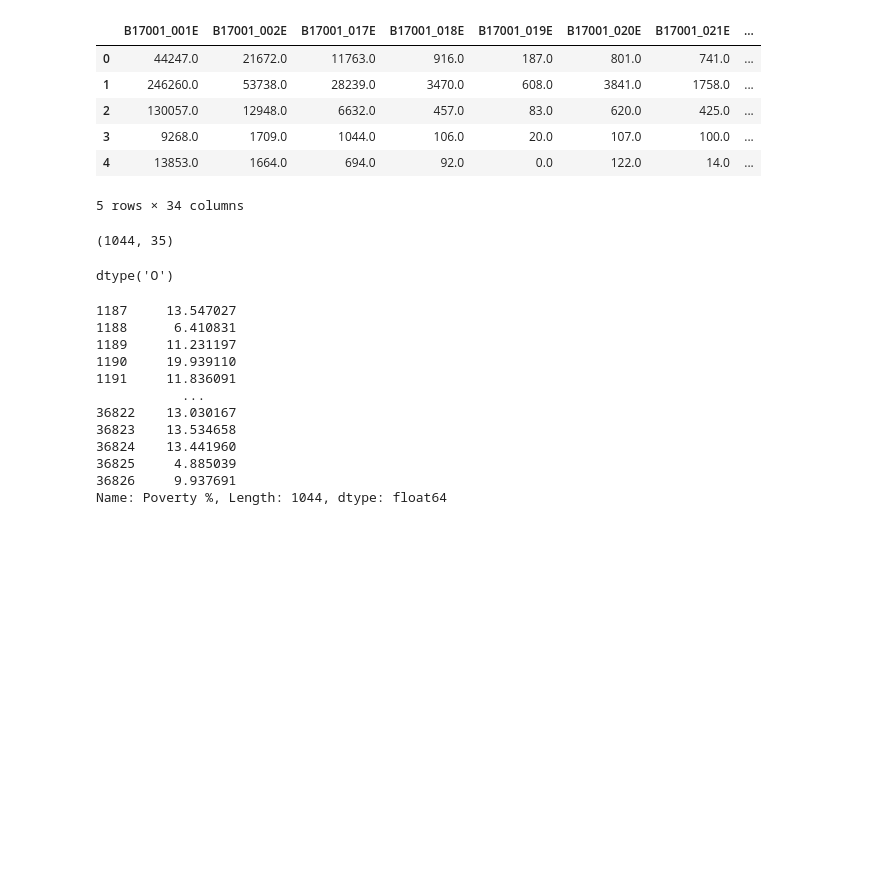
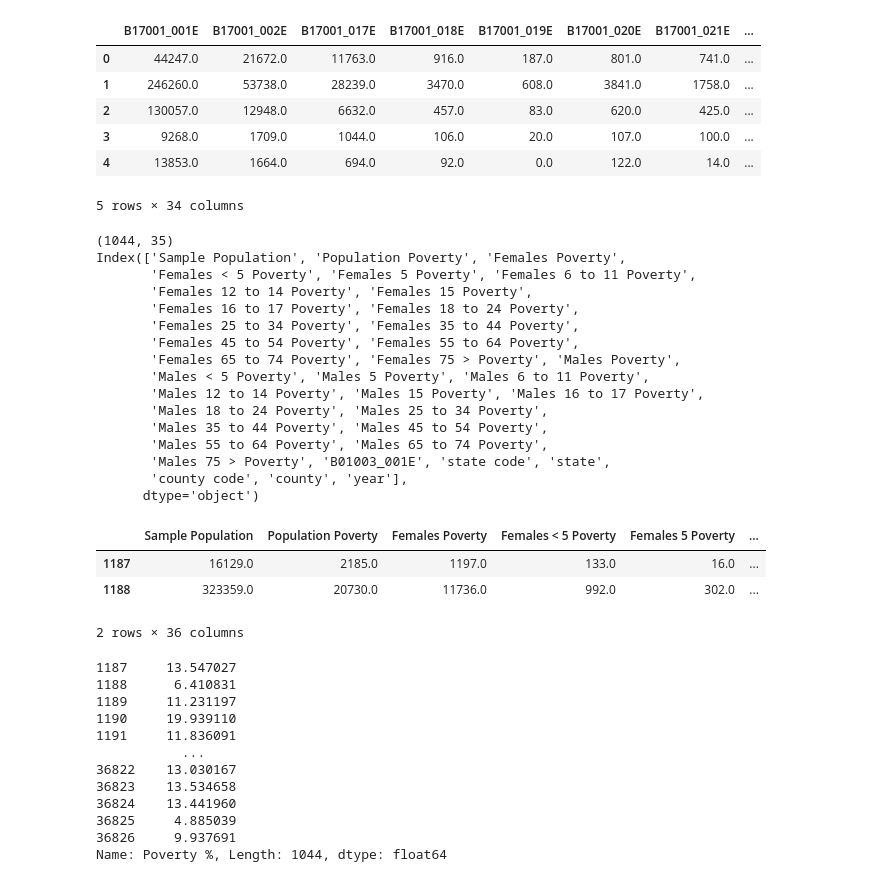
Before and after one commit to sesomluap/personal-fitness-analyst, a Jupyter notebook: census_df_eric.ipynb, the cells around one changed output. Cells and saved outputs as stored; diff of their text form; code cells hidden in the pictures; blank space fills up the shorter version.

```diff
--- a/census_df_eric.ipynb
+++ b/census_df_eric.ipynb
@@ -230,37 +230,75 @@ minnesota_data.insert(32, 'state', 'MN')
     # 27129        Renville County
     # 27131        Rice County
     # 27133        Rock County
     # 27135        Roseau County
     # 27137        St. Louis County
     # 27139        Scott County
     # 27141        Sherburne County
     # 27143        Sibley County
     # 27145        Stearns County
     # 27147        Steele County
     # 27149        Stevens County
     # 27151        Swift County
     # 27153        Todd County
     # 27155        Traverse County
     # 27157        Wabasha County
     # 27159        Wadena County
     # 27161        Waseca County
     # 27163        Washington County
     # 27165        Watonwan County
     # 27167        Wilkin County
     # 27169        Winona County
     # 27171        Wright County
     # 27173        Yellow Medicine County
-# county_mapping = {'001': 'Aitkin', '003': 'Anoka', '005': 'Becker', '007': 'Beltrami',
-# }
-# minnesota_data['county_name'] = minnesota_data['county_code'].map(county_mapping)
+county_mapping = {'001': 'Aitkin', '003': 'Anoka', '005': 'Becker', '007': 'Beltrami', '009': '',
+                  '011': 'Big Stone', '013': 'Blue Earth', '015': 'Brown', '017': 'Carlton', '019': 'Carver',
+                  '021': 'Cass', '023': 'Chippewa', '025': 'Chisago', '027': 'Clay', '029': 'Clearwater',
+                  '031': 'Cook', '033': 'Cottonwood', '035': 'Crow Wing', '037': 'Dakota', '039': 'Dodge',
+                  '041': 'Douglas', '043': 'Faribault', '045': 'Fillmore', '047': 'Freeborn', '049': 'Goodhue',
+                  '051': 'Grant', '053': 'Hennepin', '055': 'Houston', '057': 'Hubbard', '059': 'Isanti',
+                  '061': 'Itasca', '063': 'Jackson', '065': 'Kanabec', '067': 'Kandiyohi', '069': 'Kittson',
+                  '071': 'Koochiching', '073': 'Lac qui Parle', '075': 'Lake', '077': 'Lake of the Woods', '079': 'Le Sueur',
+                  '081': 'Lincoln', '083': 'Lyon', '085': 'McLeod', '087': 'Mahnomen', '089': 'Marshall',
+                  '091': 'Martin', '093': 'Meeker', '095': 'Mille Lacs', '097': 'Morrison', '099': 'Mower',
+                  '101': 'Murray', '103': 'Nicollet', '105': 'Nobles', '107': 'Norman', '109': 'Olmsted',
+                  '111': 'Otter Tail', '113': 'Pennington', '115': 'Pine', '117': 'Pipestone', '119': 'Polk',
+                  '121': 'Pope', '123': 'Ramsey', '125': 'Red Lake', '127': 'Redwood', '129': 'Renville',
+                  '131': 'Rice', '133': 'Rock', '135': 'Roseau', '137': 'St. Louis', '139': 'Scott',
+                  '141': 'Sherburne', '143': 'Sibley', '145': 'Stearns', '147': 'Steele', '149': 'Stevens',
+                  '151': 'Swift', '153': 'Todd', '155': 'Traverse', '157': 'Wabasha', '159': 'Wadena',
+                  '161': 'Waseca', '163': 'Washington', '165': 'Watonwan', '167': 'Wilkin', '169': 'Winona',
+                  '171': 'Wright', '173': 'Yellow Medicine'
+}
+#minnesota_data['county'] = pd.Series()
+print(minnesota_data.shape)
+minnesota_data.insert(34, 'county', "")
+print(minnesota_data.columns)
 
 
 # print(minnesota_data.shape)
 # minnesota_data['county code'].dtype
 minnesota_data.head(2)
 # %% [output]
 (1044, 35)
+Index(['Sample Population', 'Population Poverty', 'Females Poverty',
+       'Females < 5 Poverty', 'Females 5 Poverty', 'Females 6 to 11 Poverty',
+       'Females 12 to 14 Poverty', 'Females 15 Poverty',
+       'Females 16 to 17 Poverty', 'Females 18 to 24 Poverty',
+       'Females 25 to 34 Poverty', 'Females 35 to 44 Poverty',
+       'Females 45 to 54 Poverty', 'Females 55 to 64 Poverty',
+       'Females 65 to 74 Poverty', 'Females 75 > Poverty', 'Males Poverty',
+       'Males < 5 Poverty', 'Males 5 Poverty', 'Males 6 to 11 Poverty',
+       'Males 12 to 14 Poverty', 'Males 15 Poverty', 'Males 16 to 17 Poverty',
+       'Males 18 to 24 Poverty', 'Males 25 to 34 Poverty',
+       'Males 35 to 44 Poverty', 'Males 45 to 54 Poverty',
+       'Males 55 to 64 Poverty', 'Males 65 to 74 Poverty',
+       'Males 75 > Poverty', 'B01003_001E', 'state code', 'state',
+       'county code', 'county', 'year'],
+      dtype='object')
+|  | Sample Population | Population Poverty | Females Poverty | Females < 5 Poverty | Females 5 Poverty | ... |
+| 1187 | 16129.0 | 2185.0 | 1197.0 | 133.0 | 16.0 | ... |
+| 1188 | 323359.0 | 20730.0 | 11736.0 | 992.0 | 302.0 | ... |
-dtype('O')
+2 rows × 36 columns
 # %%
 #need to determine per county poverty percentage for each year
 
```
Also changed, not shown: 2 other files.
